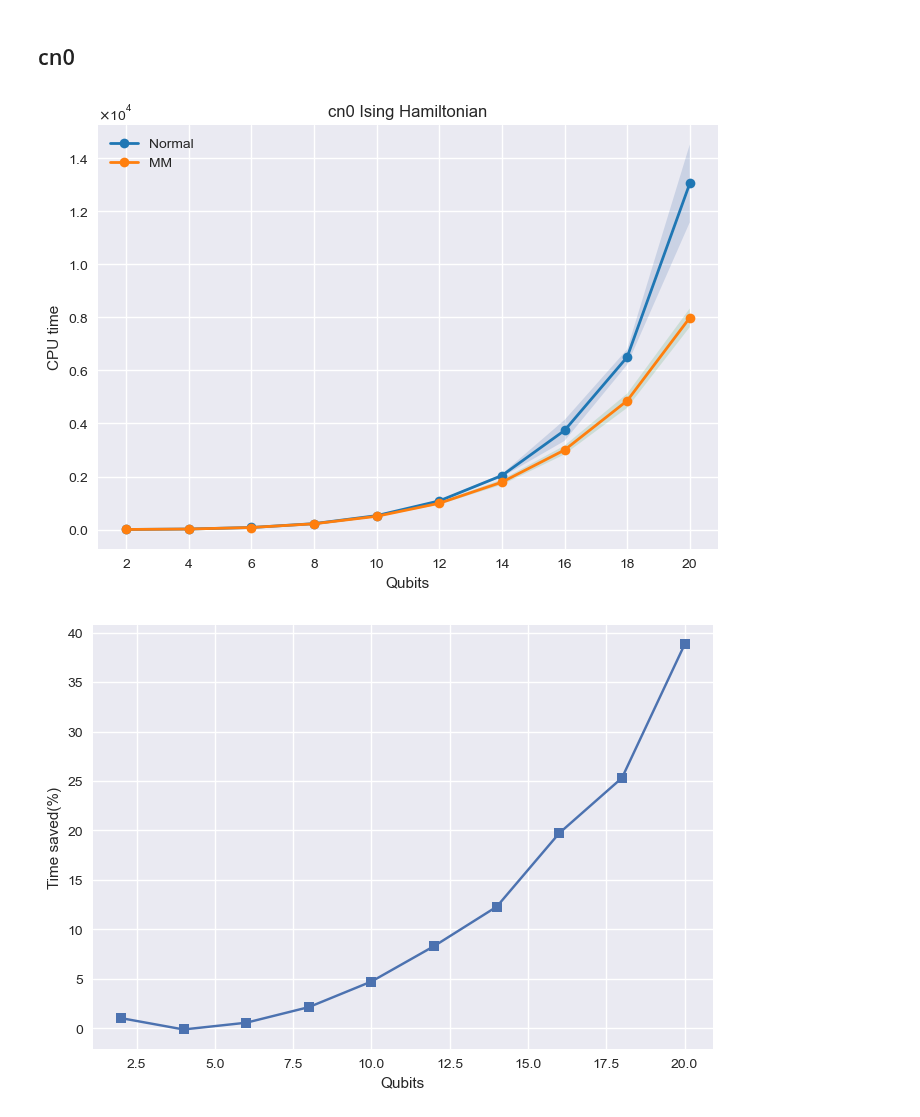
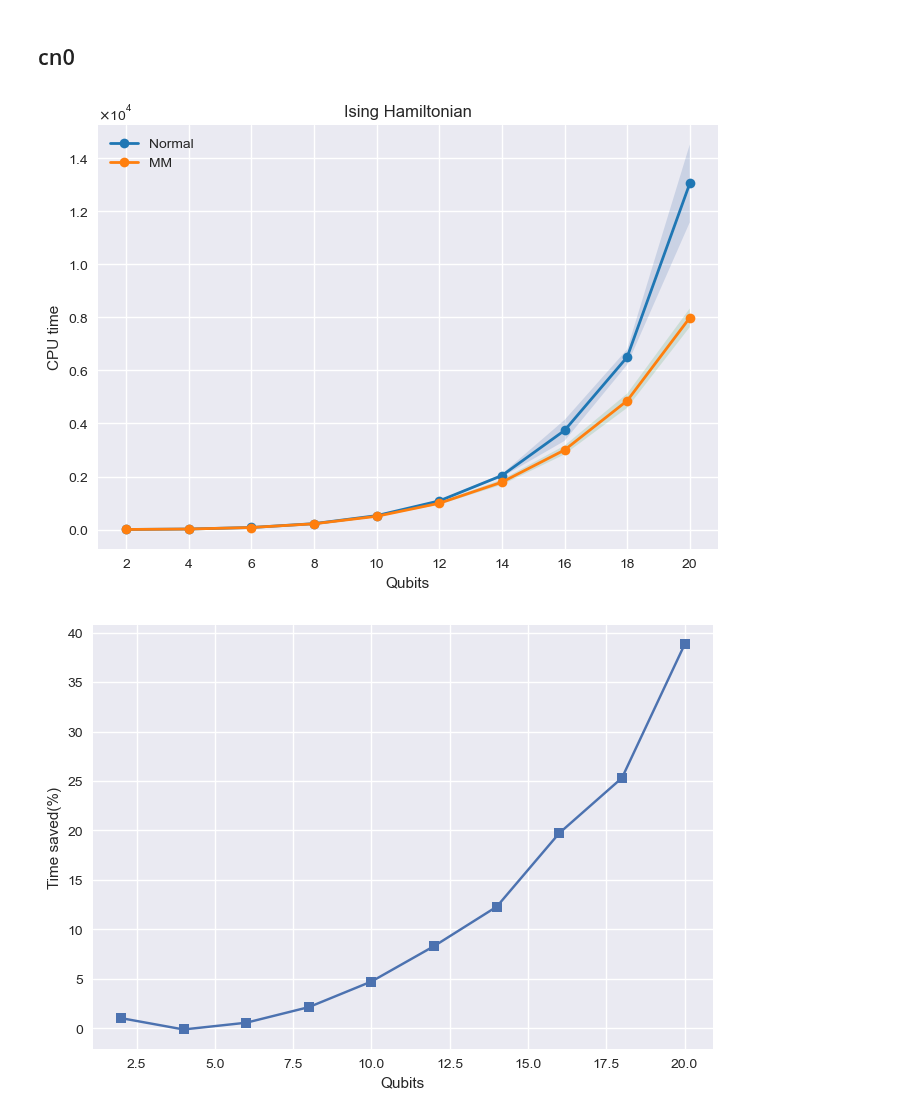
Before and after one commit to chichun-chen/Measurement_Memory, a Jupyter notebook: Numerical experments.ipynb, the cells around one changed output. Saved outputs shown, nothing was run; the diff lists cells and outputs as text; code cells hidden in the pictures.

```diff
--- a/Numerical experments.ipynb
+++ b/Numerical experments.ipynb
@@ -32,36 +32,36 @@ import seaborn as sns
 yn = np.array([np.mean(Ising_normal[i]) for i in range(10)])
 yn_std = np.array([np.std(Ising_normal[i]) for i in range(10)])
 ym = np.array([np.mean(Ising_MM[i]) for i in range(10)])
 ym_std = np.array([np.std(Ising_MM[i]) for i in range(10)])
 
 
 fig, ax = plt.subplots(1, 1)
 plt.style.use("seaborn")
 #clrs = sns.color_palette("husl", 5)
 #with sns.axes_style("darkgrid"):
 ax.plot(Ni, yn, label="Normal", marker='o',color="tab:blue", linewidth=2)
 ax.fill_between(Ni, yn-yn_std, yn+yn_std, alpha=0.2)
 ax.plot(Ni, ym, label="MM", marker='o', color="tab:orange",linewidth=2)
 ax.fill_between(Ni, ym-ym_std, ym+ym_std, alpha=0.2)
 
 
 
 
 from matplotlib import ticker
 formatter = ticker.ScalarFormatter(useMathText=True)
 formatter.set_scientific(True)
 formatter.set_powerlimits((-1,1))
 ax.yaxis.set_major_formatter(formatter)
 
 plt.xticks(Ni)
 plt.legend(loc='upper left')
 plt.ylabel("CPU time")
 plt.xlabel("Qubits")
-plt.title("cn0 Ising Hamiltonian")
+plt.title("Ising Hamiltonian")
 plt.show()
-#fig.savefig(os.path.join("Figures", "ISING.eps"))
+#fig.savefig(os.path.join("Figures", "ISING.png"))
 # %% [output]
-[figure, old version]
+[figure, new version]
 # %%
 S = []
 for i in range(10):
```
Also changed, not shown: parts of 4 cells of this notebook, 45 other files.
